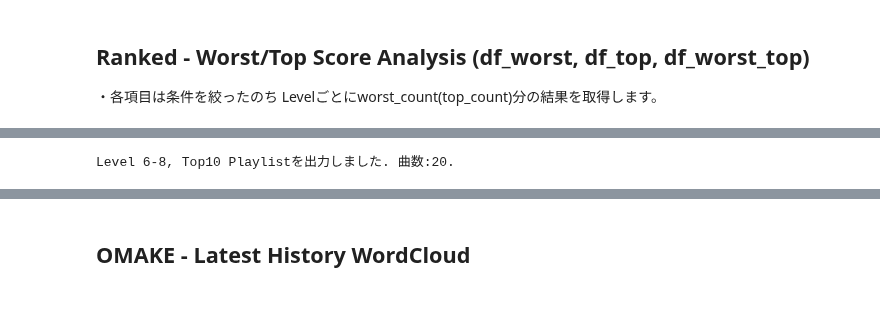
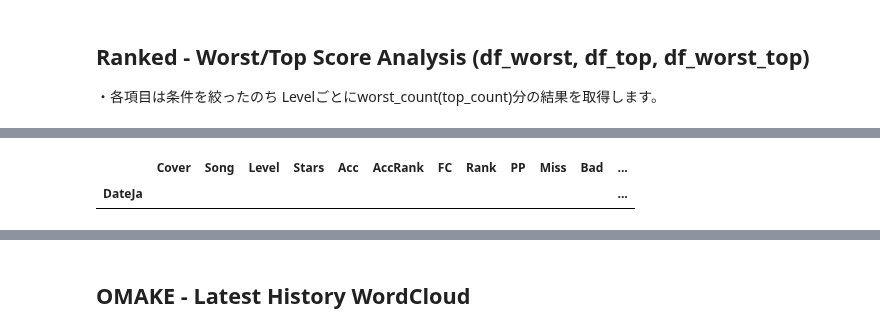
Before and after one commit to hatopopvr/MyBeatSaberAnalytics, a Jupyter notebook: MyBeatSaberAnalytics.ipynb, the cells around one changed output, grey strips where cells are left out. Saved outputs shown, nothing was run; the diff lists cells and outputs as text; code cells hidden in the pictures; blank space fills up the shorter version.

```diff
--- a/MyBeatSaberAnalytics.ipynb
+++ b/MyBeatSaberAnalytics.ipynb
@@ -1599,7 +1601,7 @@ player_summary_is_enable = True #@param {type:"boolean"}
 #@markdown <h4>Setting</h4>
 rank_yaxis_reversed_is_enable = True #@param {type:"boolean"}
 span = "1W" #@param ["ALL", "1Y", "6M", "3M", "50D", "1M", "1W", "Recent"]
-before_target = "Recent" #@param ["Recent", "SpanStart"]
+before_target = "SpanStart" #@param ["Recent", "SpanStart"]
 since_x_days_ago = latest + 1
 #param {type:"number"}
 import plotly.graph_objects as go
@@ -2951,7 +2953,7 @@ Level 7-9, Worst300 Playlistを出力しました. 曲数:118.
 
 #@markdown ---
 #@markdown <h4>Enable</h4>
-top_scores_is_enable = True #@param {type:"boolean"}
+top_scores_is_enable = False #@param {type:"boolean"}
 
 #@markdown ---
 #@markdown <h4>Filters</h4>
@@ -3046 +3045,0 @@ df_top[cols_score].sort_values(["Level","Acc"]).style.set_table_styles(styles_da
-Level 6-8, Top10 Playlistを出力しました. 曲数:20.
@@ -3048,3 +3046,5 @@ Level 6-8, Top10 Playlistを出力しました. 曲数:20.
+|  | Cover | Song | Level | Stars | Acc | AccRank | FC | Rank | PP | Miss | Bad | ... |
+| DateJa |  |  |  |  |  |  |  |  |  |  |  | ... |
 # %%
 #@title ## Worst/Top ScatterPlot Analysis
 
```
Also changed, not shown: parts of 13 cells of this notebook.
